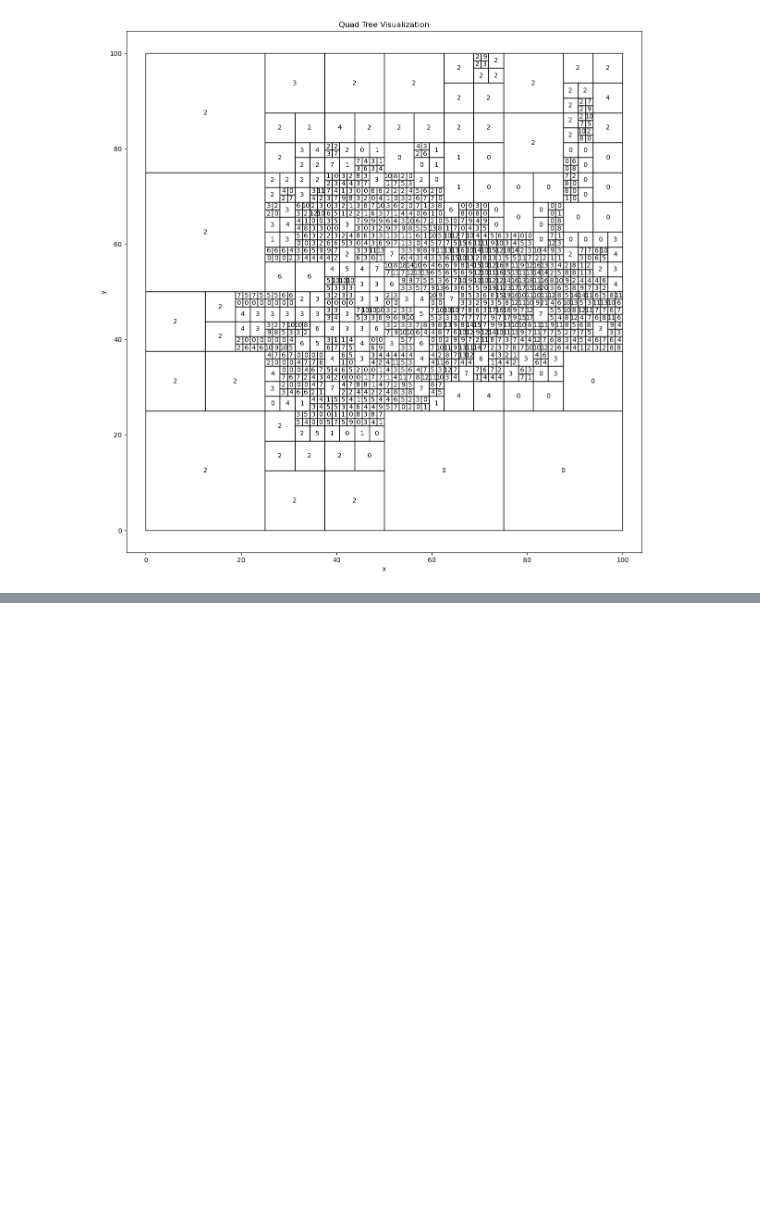
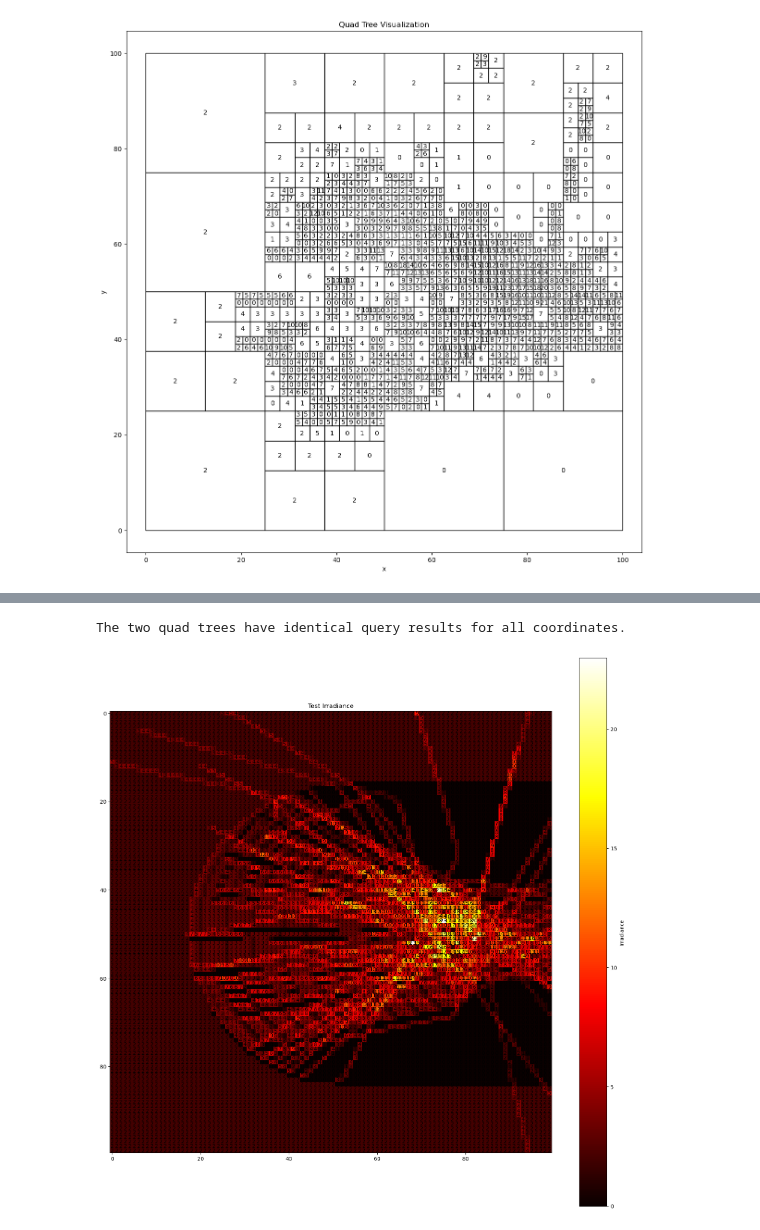
Before and after one commit to swirling-wind/demo-eikonal, a Jupyter notebook: wavefront_propagation.ipynb, the cells around one changed output, grey strips where cells are left out. Saved outputs shown, nothing was run; the diff lists cells and outputs as text; code cells hidden in the pictures; blank space fills up the shorter version.

```diff
--- a/wavefront_propagation.ipynb
+++ b/wavefront_propagation.ipynb
@@ -560,0 +576,46 @@ In comparison, NumPy Storage Usage: 80000 bytes
+# %%
+def find_different_coordinates(old_quad_tree, new_quad_tree, grid_size):
+    different_coordinates = []
+
+    for x in range(grid_size):
+        for y in range(grid_size):
+            old_value = old_quad_tree.query(x, y)
+            new_value = new_quad_tree.query(x, y)
+
+            if old_value != new_value:
+                different_coordinates.append((x, y))
+
+    return different_coordinates
+
+# 构建两棵四叉树
+old_quad_tree = OldQuadTree(threshold=5)
+old_quad_tree.construct(test_irradiance)
+
+new_quad_tree = QuadTree(threshold=5)
+new_quad_tree.construct(test_irradiance)
+
+# 找到查询结果不同的坐标位置
+different_coordinates = find_different_coordinates(old_quad_tree, new_quad_tree, test_irradiance.shape[0])
+
+# 打印结果
+if different_coordinates:
+    print("The following coordinates have different query results:")
+    for coord in different_coordinates:
+        print(f"({coord[0]}, {coord[1]})")
+else:
+    print("The two quad trees have identical query results for all coordinates.")
+# %% [output]
+The two quad trees have identical query results for all coordinates.
+# %%
+# plt show test_irradiance and write its each element specific int value, not hot color
+# size 16,16
+plt.figure(figsize=(19, 19))
+plt.imshow(test_irradiance, cmap='hot', interpolation='nearest')
+for i in range(test_irradiance.shape[0]):
+    for j in range(test_irradiance.shape[1]):
+        plt.text(j, i, str(int(test_irradiance[i, j])), ha='center', va='center', color='black')
+plt.colorbar(label='Irradiance')
+plt.title('Test Irradiance')
+plt.show()
+# %% [output]
+[figure, added]
```
Also changed, not shown: parts of 4 cells of this notebook.
